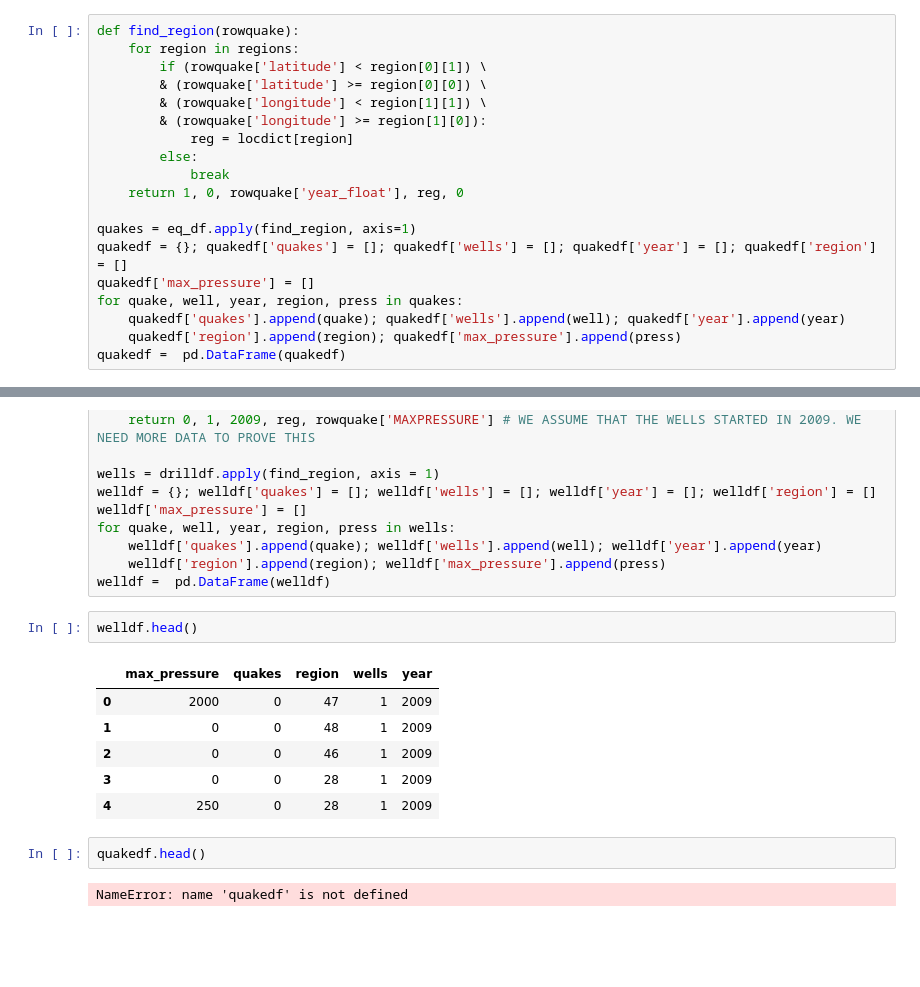
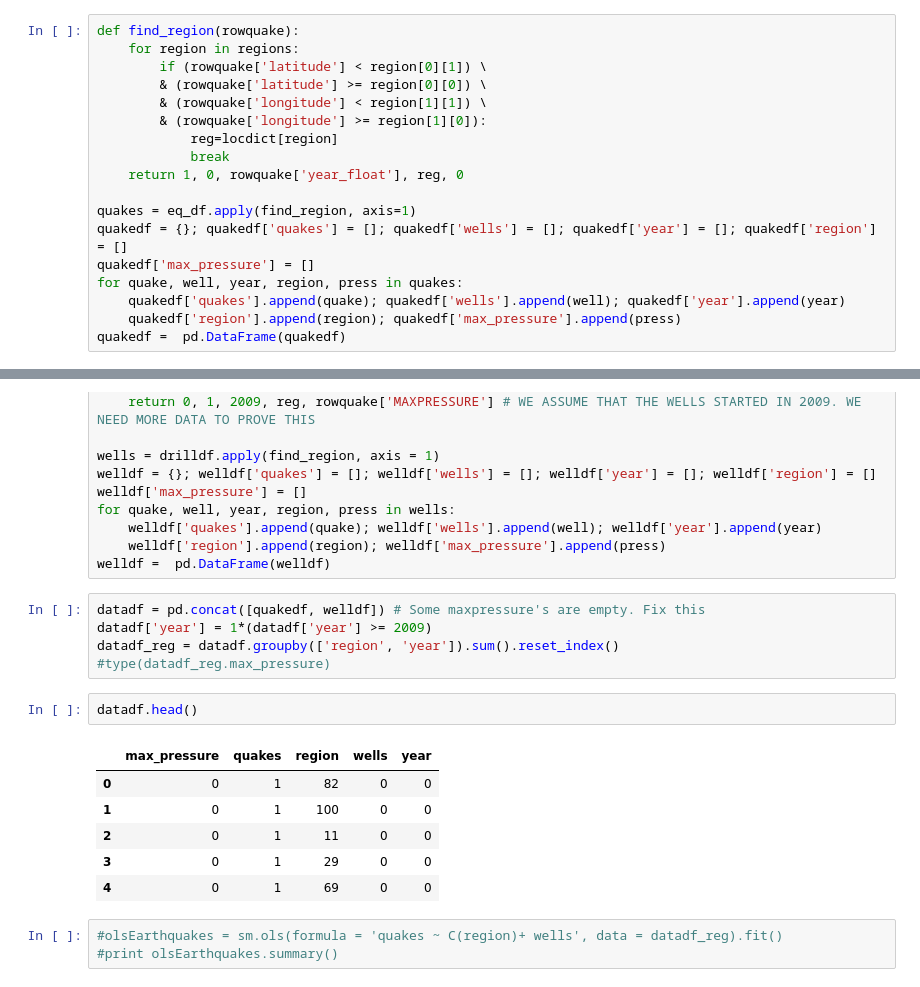
Before and after one commit to tperol/earthquake-clusters, a Jupyter notebook: Final.ipynb, the cells around one changed output, grey strips where cells are left out. Cells and saved outputs as stored; diff of their text form; blank space fills up the shorter version.

```diff
--- a/Final.ipynb
+++ b/Final.ipynb
@@ -441,8 +441,7 @@ def find_region(rowquake):
         & (rowquake['latitude'] >= region[0][0]) \
         & (rowquake['longitude'] < region[1][1]) \
         & (rowquake['longitude'] >= region[1][0]):
-            reg = locdict[region]
-        else:
+            reg=locdict[region]
             break
     return 1, 0, rowquake['year_float'], reg, 0
 
@@ -474,16 +471,20 @@ for quake, well, year, region, press in wells:
     welldf['quakes'].append(quake); welldf['wells'].append(well); welldf['year'].append(year)
     welldf['region'].append(region); welldf['max_pressure'].append(press)
 welldf =  pd.DataFrame(welldf)
+# %%
+datadf = pd.concat([quakedf, welldf]) # Some maxpressure's are empty. Fix this
+datadf['year'] = 1*(datadf['year'] >= 2009)
+datadf_reg = datadf.groupby(['region', 'year']).sum().reset_index()
+#type(datadf_reg.max_pressure)
 # %%
-welldf.head()
+datadf.head()
 # %% [output]
 |  | max_pressure | quakes | region | wells | year |
-| 0 | 2000 | 0 | 47 | 1 | 2009 |
-| 1 | 0 | 0 | 48 | 1 | 2009 |
-| 2 | 0 | 0 | 46 | 1 | 2009 |
-| 3 | 0 | 0 | 28 | 1 | 2009 |
-| 4 | 250 | 0 | 28 | 1 | 2009 |
+| 0 | 0 | 1 | 82 | 0 | 0 |
+| 1 | 0 | 1 | 100 | 0 | 0 |
+| 2 | 0 | 1 | 11 | 0 | 0 |
+| 3 | 0 | 1 | 29 | 0 | 0 |
+| 4 | 0 | 1 | 69 | 0 | 0 |
-# %%
-quakedf.head()
-# %% [output]
-NameError: name 'quakedf' is not defined
+# %%
+#olsEarthquakes = sm.ols(formula = 'quakes ~ C(region)+ wells', data = datadf_reg).fit()
+#print olsEarthquakes.summary()
```
Also changed, not shown: parts of 3 cells of this notebook.
